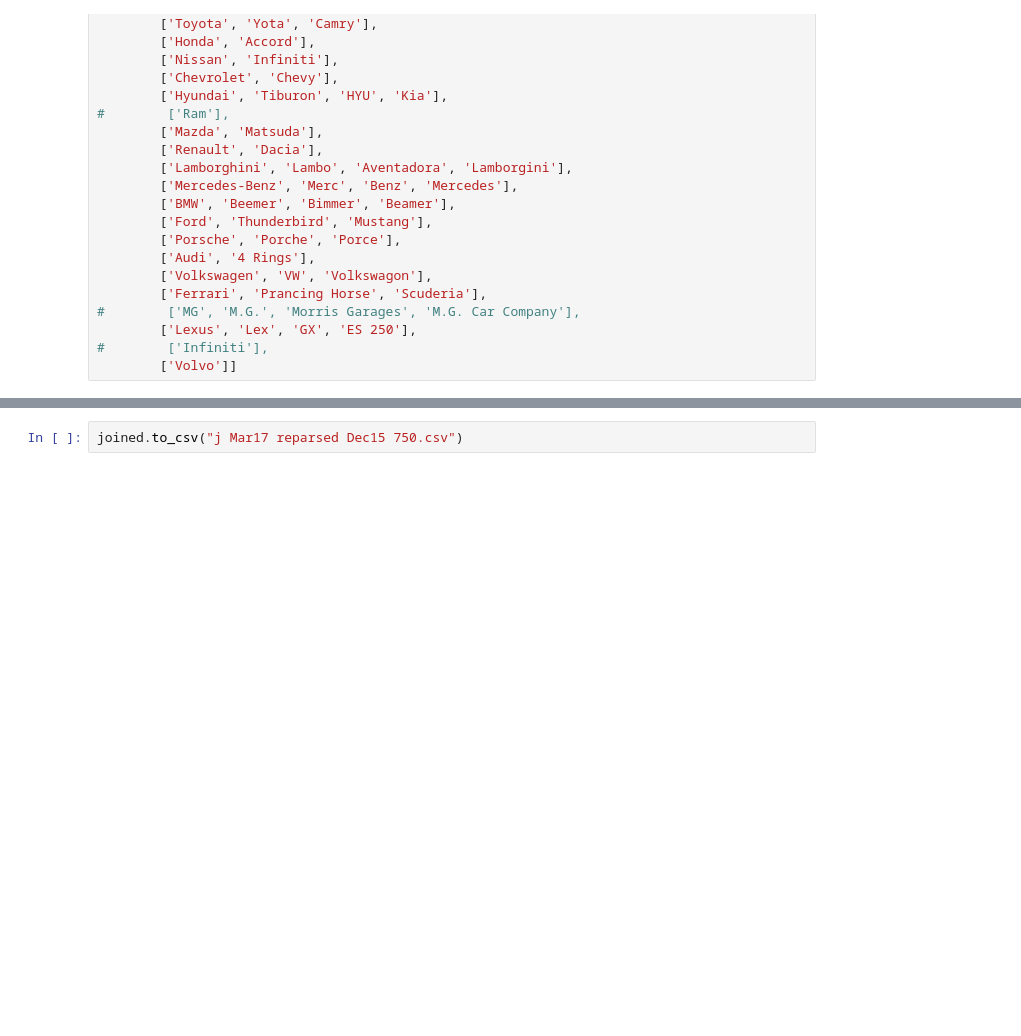
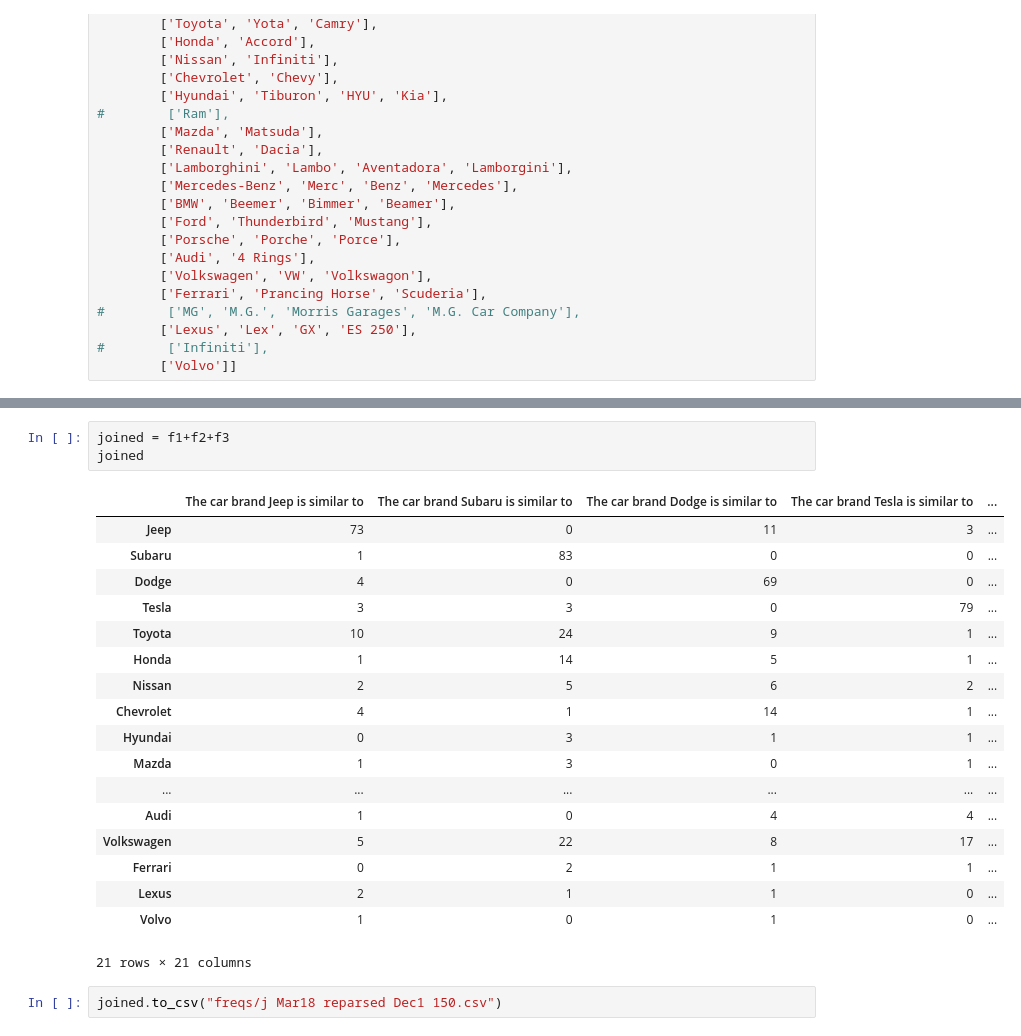
Before and after one commit to albtang/Katona-AI-Research, a Jupyter notebook: src/car_data/parser.ipynb, the cells around one changed output, grey strips where cells are left out. Saved outputs shown, nothing was run; the diff lists cells and outputs as text; blank space fills up the shorter version.

Commit message:
reparsed dec1 1,2,3

```diff
--- a/src/car_data/parser.ipynb
+++ b/src/car_data/parser.ipynb
@@ -115,2 +113,24 @@ joined = f1+f2+f3+f4+f5+f6+f7+f8+f9+f10+f11+f12+f13+f14+f15
+# %%
+joined = f1+f2+f3
+joined
+# %% [output]
+|  | The car brand Jeep is similar to | The car brand Subaru is similar to | The car brand Dodge is similar to | The car brand Tesla is similar to | ... |
+| Jeep | 73 | 0 | 11 | 3 | ... |
+| Subaru | 1 | 83 | 0 | 0 | ... |
+| Dodge | 4 | 0 | 69 | 0 | ... |
+| Tesla | 3 | 3 | 0 | 79 | ... |
+| Toyota | 10 | 24 | 9 | 1 | ... |
+| Honda | 1 | 14 | 5 | 1 | ... |
+| Nissan | 2 | 5 | 6 | 2 | ... |
+| Chevrolet | 4 | 1 | 14 | 1 | ... |
+| Hyundai | 0 | 3 | 1 | 1 | ... |
+| Mazda | 1 | 3 | 0 | 1 | ... |
+| ... | ... | ... | ... | ... | ... |
+| Audi | 1 | 0 | 4 | 4 | ... |
+| Volkswagen | 5 | 22 | 8 | 17 | ... |
+| Ferrari | 0 | 2 | 1 | 1 | ... |
+| Lexus | 2 | 1 | 1 | 0 | ... |
+| Volvo | 1 | 0 | 1 | 0 | ... |
+21 rows × 21 columns
 # %%
-joined.to_csv("j Mar17 reparsed Dec15 750.csv")
+joined.to_csv("freqs/j Mar18 reparsed Dec1 150.csv")
```
Also changed, not shown: parts of 6 cells of this notebook, 1 other file.
